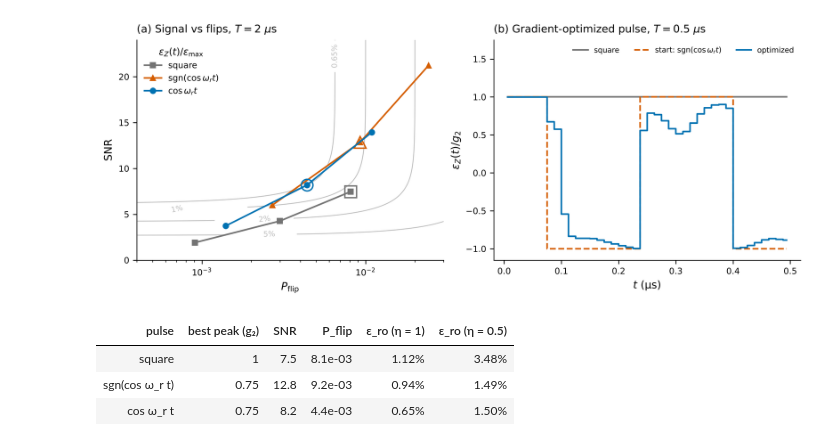
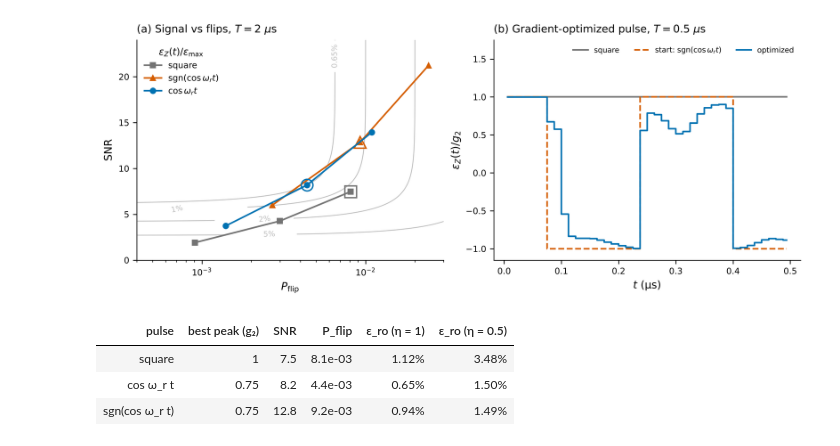
Before and after one commit to pkarakala/duquantum-cat-qubit, a Jupyter notebook: notebooks/09_task_2_4_better_readout.ipynb, the cells around one changed output. Saved outputs shown, nothing was run; the diff lists cells and outputs as text; code cells hidden in the pictures.

```diff
--- a/notebooks/09_task_2_4_better_readout.ipynb
+++ b/notebooks/09_task_2_4_better_readout.ipynb
@@ -50,21 +280,21 @@ We compare three drive shapes $\epsilon_Z(t)$ at $\alpha=2.1$, each at peak $0.5
 # %%
 with redirect_stdout(io.StringIO()):
     F.better_readout()
 show("task_2_4_better_readout")
 ps = F.load("pulse_a2.10_30x8_T2_peak.json")[0]
-names = {"square": "square", "bang": "sgn(cos ω_r t)", "res": "cos ω_r t"}
+names = {"square": "square", "res": "cos ω_r t", "bang": "sgn(cos ω_r t)"}
 rows = []
 for f, name in names.items():
     fam = [r for r in ps["rows"] if r["family"] == f]
     b1 = min(fam, key=F.readout_error)
     b5 = min(fam, key=lambda r: F.readout_error(r, 0.5))
     rows.append({"pulse": name, "best peak (g₂)": f"{b1['level']:g}", "SNR": f"{b1['snr']:.1f}",
                  "P_flip": f"{b1['p_flip']:.1e}", "ε_ro (η = 1)": f"{100 * F.readout_error(b1):.2f}%",
                  "ε_ro (η = 0.5)": f"{100 * F.readout_error(b5, 0.5):.2f}%"})
 display(pd.DataFrame(rows).style.hide(axis="index"))
 # %% [output]
 [figure]
 | pulse | best peak (g₂) | SNR | P_flip | ε_ro (η = 1) | ε_ro (η = 0.5) |
 | square | 1 | 7.5 | 8.1e-03 | 1.12% | 3.48% |
+| cos ω_r t | 0.75 | 8.2 | 4.4e-03 | 0.65% | 1.50% |
 | sgn(cos ω_r t) | 0.75 | 12.8 | 9.2e-03 | 0.94% | 1.49% |
-| cos ω_r t | 0.75 | 8.2 | 4.4e-03 | 0.65% | 1.50% |
```
Also changed, not shown: parts of 25 cells of this notebook, 4 other files.
